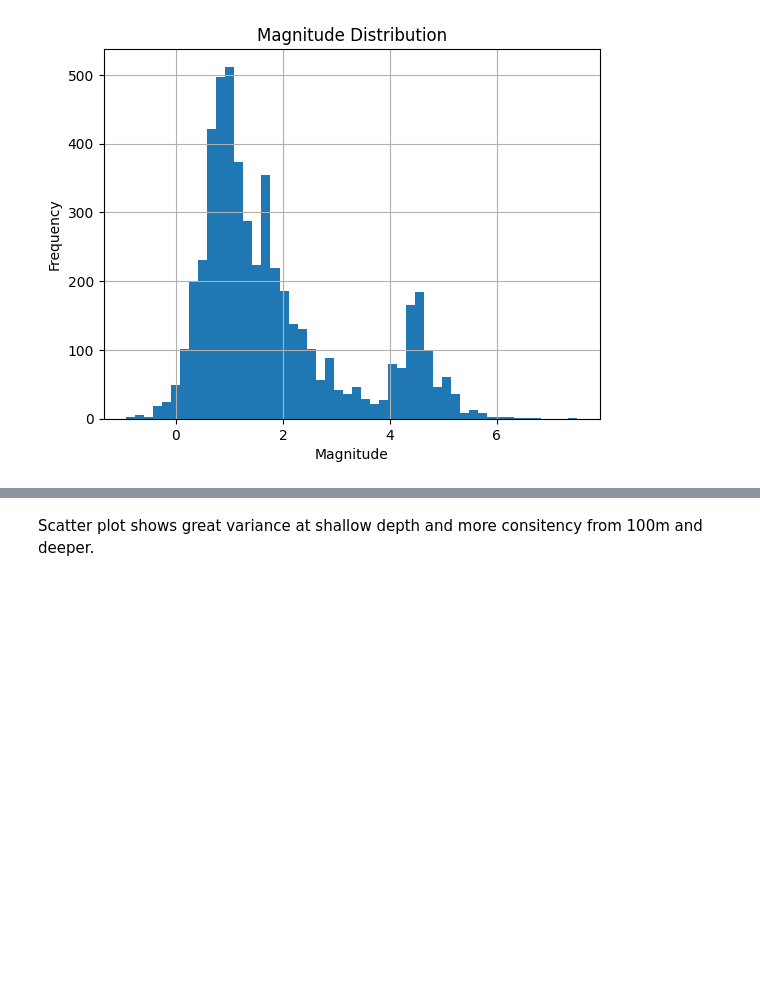
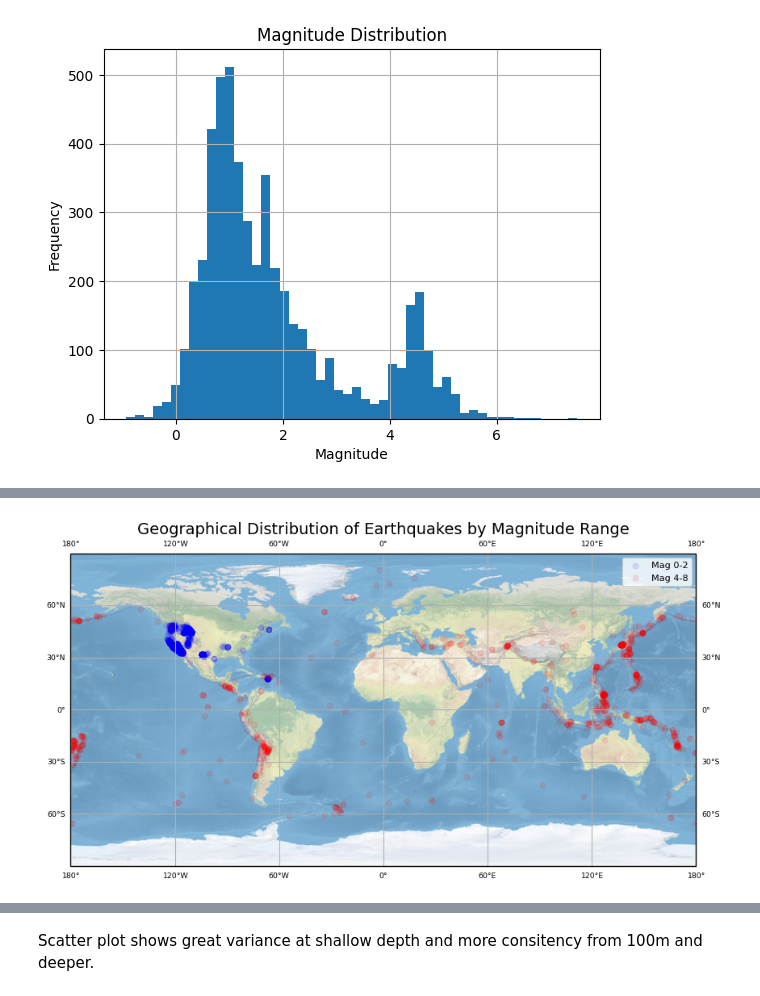
Before and after one commit to xixixi237/The-Developer-Academy, a Jupyter notebook: Assignment_5_Data_Visualisation.ipynb, the cells around one changed output, grey strips where cells are left out. Drawn from its saved outputs; the diff is of its cells as text; code cells hidden in the pictures; blank space fills up the shorter version.

```diff
--- a/Assignment_5_Data_Visualisation.ipynb
+++ b/Assignment_5_Data_Visualisation.ipynb
@@ -79,0 +128,26 @@ plt.show()
+# %%
+
+
+# Filter data for the two magnitude ranges
+low_mag_data = data_clean[(data_clean['mag'] >= 0) & (data_clean['mag'] <= 2)]
+mid_mag_data = data_clean[(data_clean['mag'] >= 4) & (data_clean['mag'] <= 8)]
+
+# Set up the map projection and create a new figure
+fig, ax = plt.subplots(figsize=(10, 10), subplot_kw={'projection': ccrs.PlateCarree()})
+ax.stock_img()  # Add a stock image of the world map
+
+# Plotting for magnitude range 0-2
+ax.scatter(low_mag_data['longitude'], low_mag_data['latitude'], alpha=0.1, color='blue', marker='o', label='Mag 0-2') #by using low alpha, we get a feeling of frequency too
+
+# Plotting for magnitude range 4-6
+ax.scatter(mid_mag_data['longitude'], mid_mag_data['latitude'], alpha=0.1, color='red', marker='o', label='Mag 4-8') #by using low alpha, we get a feeling of frequency too
+
+# Adding gridlines, labels, and title
+ax.gridlines(draw_labels=True, dms=True, x_inline=False, y_inline=False)
+plt.title('Geographical Distribution of Earthquakes by Magnitude Range', fontsize=14)
+plt.legend(fontsize='large')
+
+# Show the plot
+plt.show()
+# %% [output]
+[figure, added]
```
Also changed, not shown: parts of 23 cells of this notebook.
